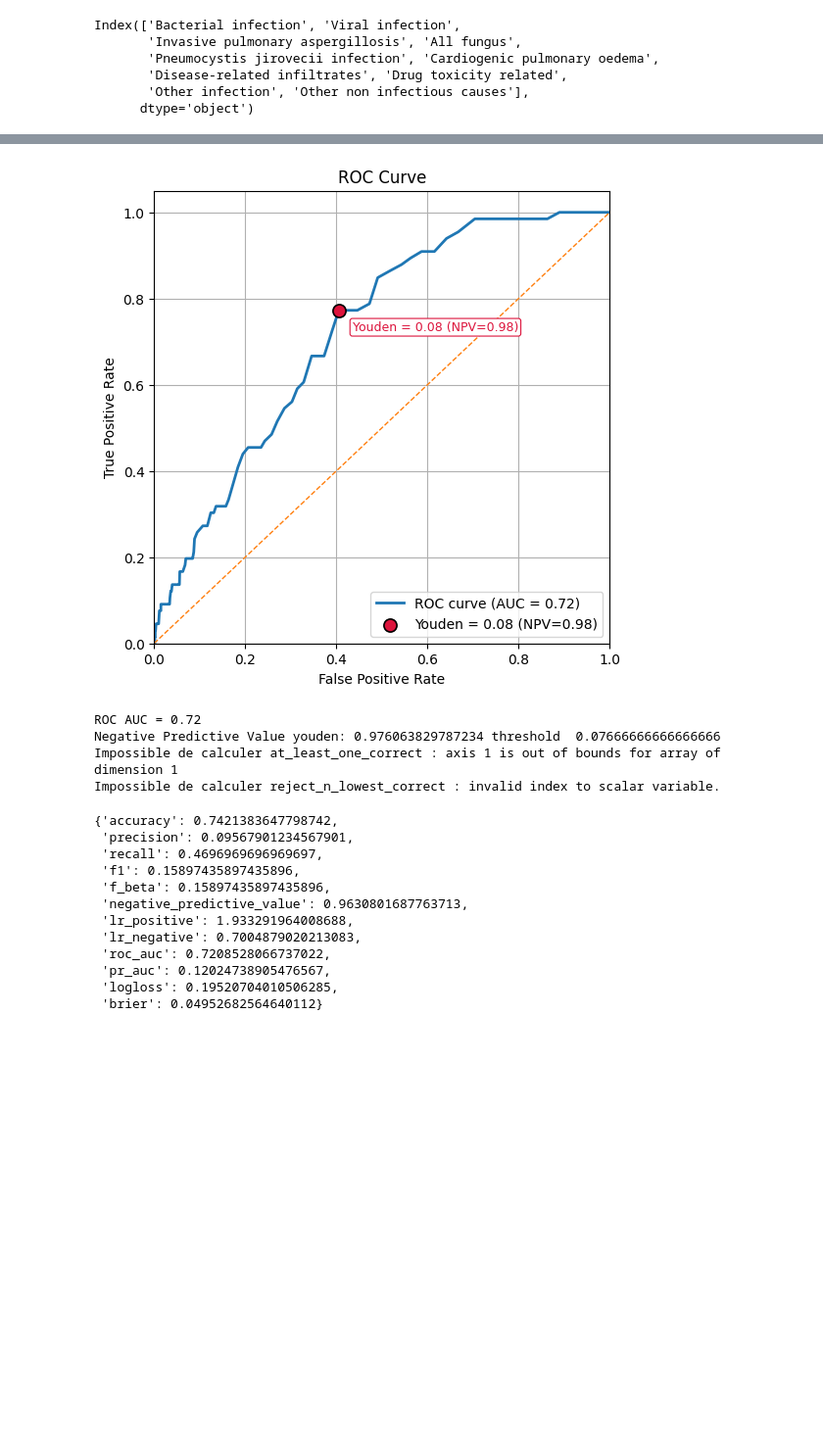
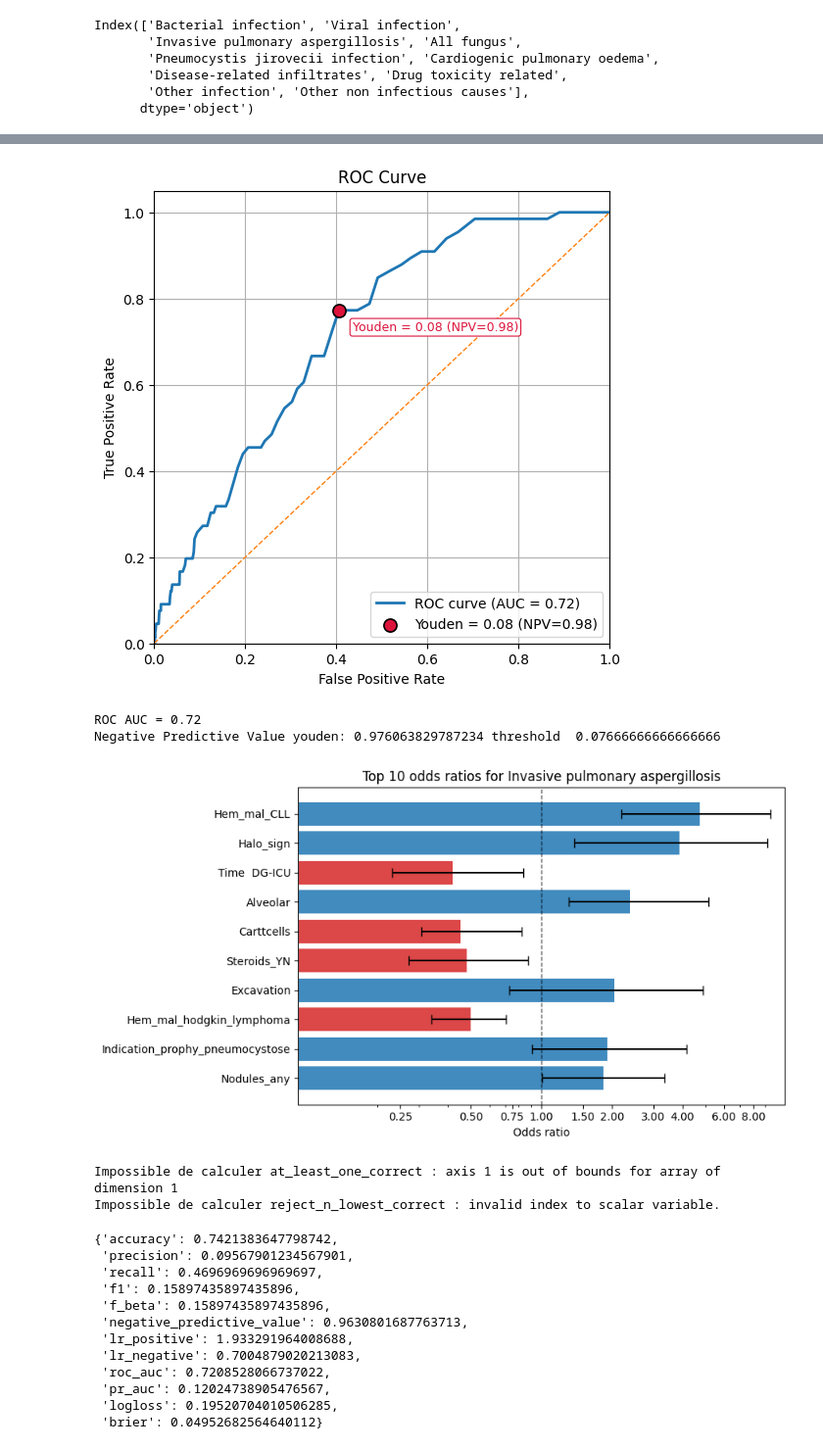
Before and after one commit to Romain-Forte/respiratory_diagnostics, a Jupyter notebook: dev_algo.ipynb, the cells around one changed output, grey strips where cells are left out. Shown at 98% size. Cells and saved outputs as stored; diff of their text form; code cells hidden in the pictures; blank space fills up the shorter version.

```diff
--- a/dev_algo.ipynb
+++ b/dev_algo.ipynb
@@ -776,36 +776,37 @@ run_output = run_config_for_target(target_col,
                      sensibilite = False,
                      show_importance = True,
                      show_roc = True,
                      show_shap = False,
                      features_sensibilite = features_sensibilite,
                      type_sensi = 'all',
                      method_importance = 'native_importance',
                      config_dir = config_dir,
                      condition_test=None,
-                       to_save = True,
+                       to_save = False,
                      save_dir = r"C:\Users\romai\Desktop\travail\avancement\model_grid_search\\")
 # %% [output]
 📊 Répartition des classes : pos=0.051, neg=0.949
 ⚖️ Dataset déséquilibré ? → True
 🧪 Activation automatique du class_weight / auto-balancing
 
 Chargement configuration : c:\Users\romai\Desktop\codes\respiratory_diagnostics\configs\config_Invasive pulmonary aspergillosis.yaml
 Modèle = Random Forest | Augmentation = BorderlineSMOTE | Métrique = roc_auc
 ----- run_model_aug -----
 target_col=Invasive pulmonary aspergillosis
 model=Random Forest
 augmentation=BorderlineSMOTE
 metric=roc_auc | threshold=0.10666666666666667
 show_roc=True, show_importance=True, show_shap=False
 sensibilite=False, type_sensi=all
 features_sensibilite=['Neutropenie', 'Prophylaxis_antifungal']
 Random Forest | BorderlineSMOTE -> roc_auc: 0.7209
 Negative Predictive Value: 0.9630801687763713
 [figure]
 ROC AUC = 0.72
 Negative Predictive Value youden: 0.976063829787234 threshold  0.07666666666666666
-Impossible de calculer at_least_one_correct : axis 1 is out of bounds for array of dimension 1
-Impossible de calculer reject_n_lowest_correct : invalid index to scalar variable.
+[figure, added]
+Impossible de calculer at_least_one_correct : axis 1 is out of bounds for array of dimension 1
+Impossible de calculer reject_n_lowest_correct : invalid index to scalar variable.
 # %%
 run_output['metric_scores']
 # %% [output]
```
Also changed, not shown: parts of 5 cells of this notebook, 11 other files.
